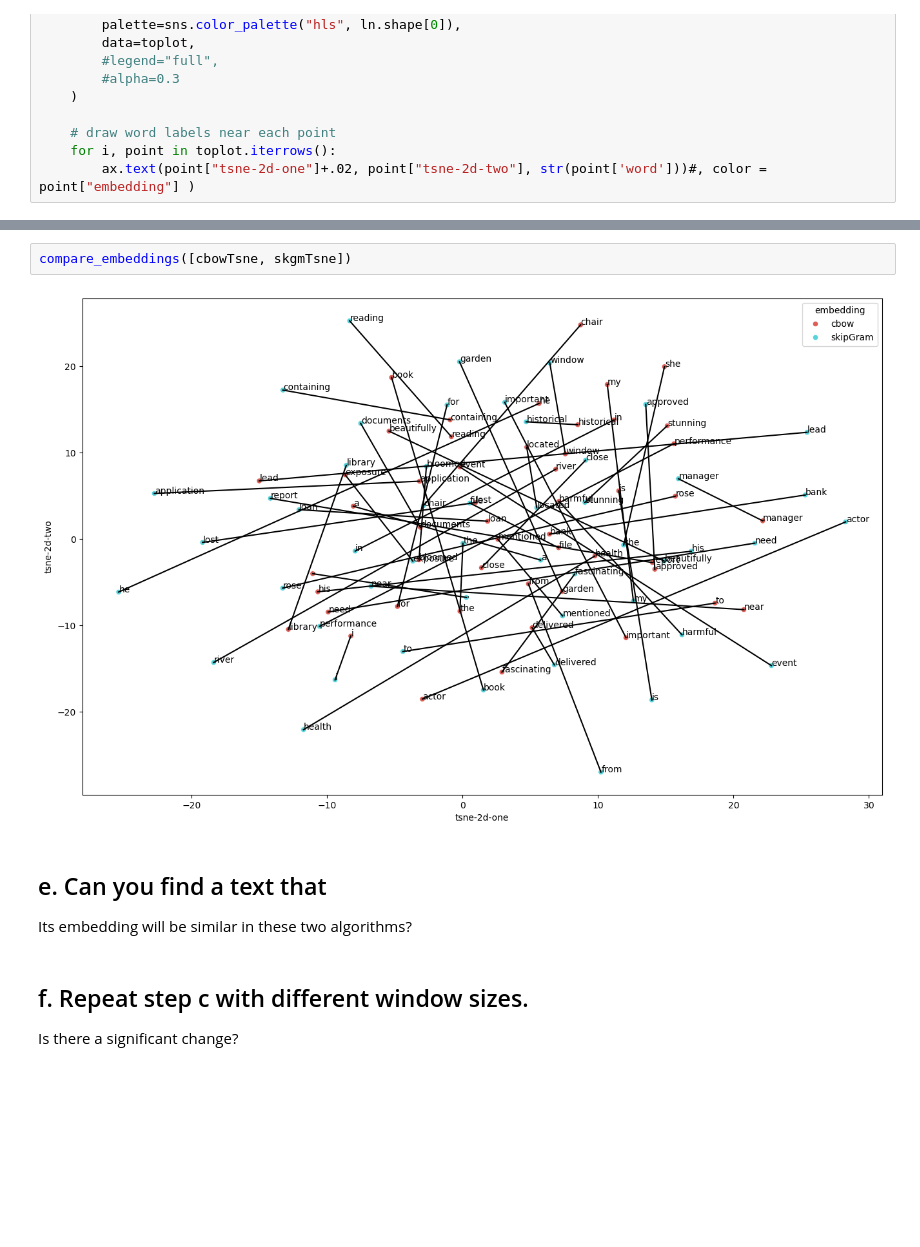
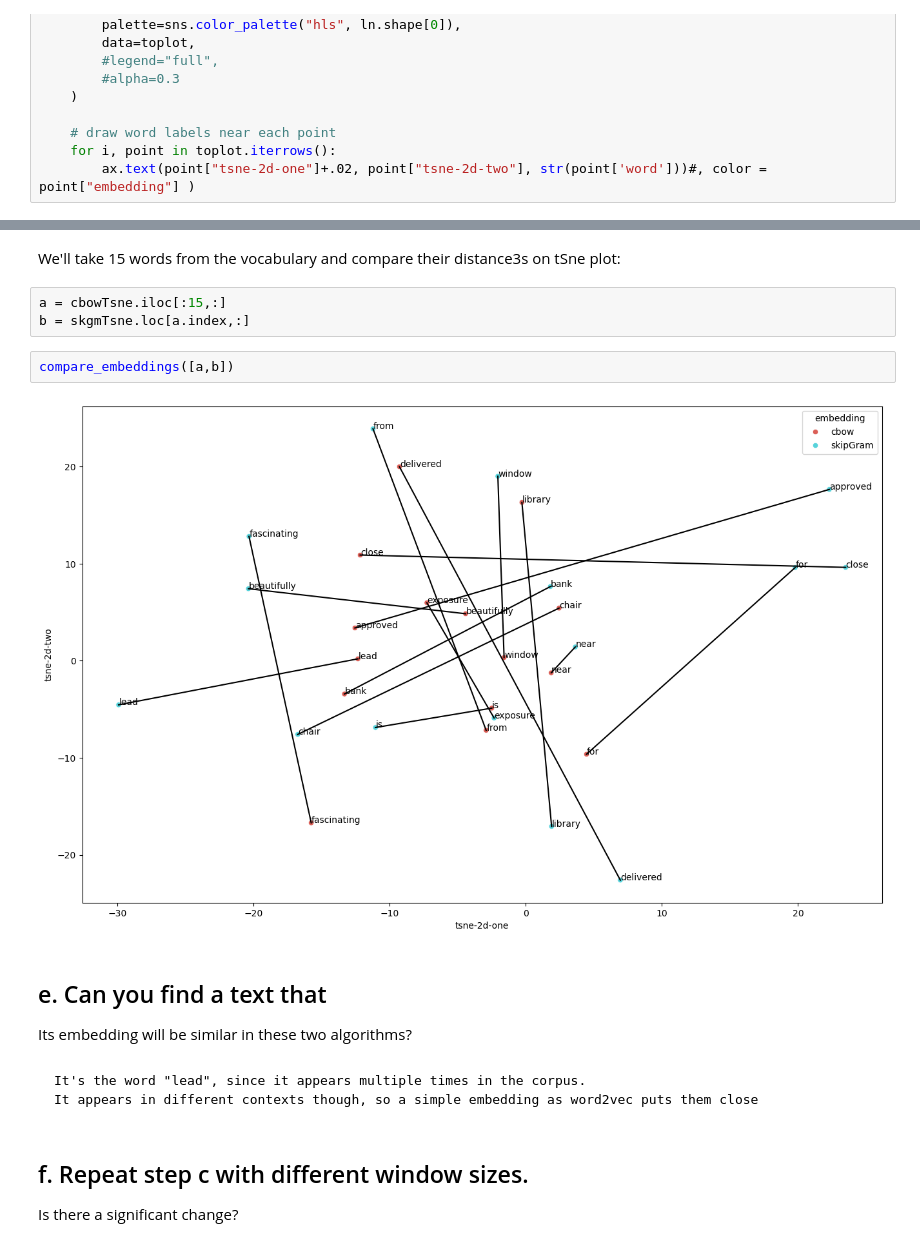
Before and after one commit to vodkolav/DSlab1, a Jupyter notebook: NLP/Assignment2.ipynb, the cells around one changed output, grey strips where cells are left out. Saved outputs shown, nothing was run; the diff lists cells and outputs as text; blank space fills up the shorter version.

````diff
--- a/NLP/Assignment2.ipynb
+++ b/NLP/Assignment2.ipynb
@@ -430,10 +430,20 @@ skgmTsne = embedding_Tsne(embedding_dict_skipgram, 'skipGram')
+# %% [markdown]
+We'll take 15 words from the vocabulary and compare their distance3s on tSne plot:
+# %%
+a = cbowTsne.iloc[:15,:]
+b = skgmTsne.loc[a.index,:]
 # %%
-compare_embeddings([cbowTsne, skgmTsne])
+compare_embeddings([a,b])
 # %% [output]
-[figure, old version]
+[figure, new version]
 # %% [markdown]
 ## e. Can you find a text that
 Its embedding will be similar in these two algorithms?
+# %% [markdown]
+```
+It's the word "lead", since it appears multiple times in the corpus.
+It appears in different contexts though, so a simple embedding as word2vec puts them close
+```
 # %% [markdown]
 ## f. Repeat step c with different window sizes.
 Is there a significant change?
````
Also changed, not shown: parts of 19 cells of this notebook.
